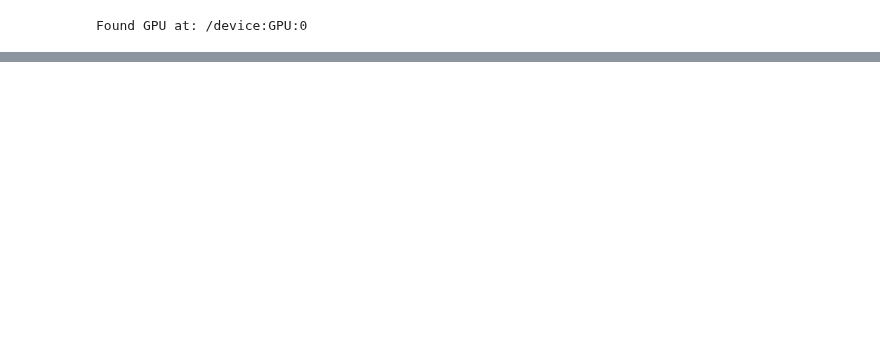
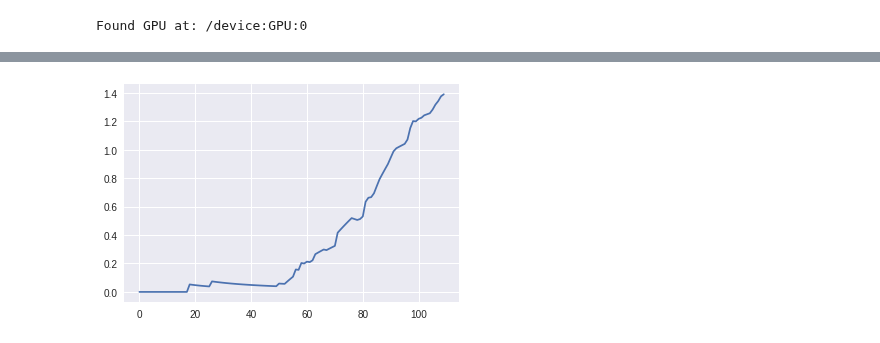
Before and after one commit to samuxiii/prototypes, a Jupyter notebook: aigym/pong/pong.ipynb, the cells around one changed output, grey strips where cells are left out. Cells and saved outputs as stored; diff of their text form; code cells hidden in the pictures; blank space fills up the shorter version.

```diff
--- a/aigym/pong/pong.ipynb
+++ b/aigym/pong/pong.ipynb
@@ -143,12 +205,15 @@ class Agent:
 # %%
 import os
 import gym
+import pickle
 import random
+import threading
 import numpy as np
 #from Agent import Agent
 from time import sleep
 
 !rm weights.h5
+!rm data.pkl
 
 # code for the two only actions in Pong
 UP_ACTION = 2
@@ -163,7 +228,7 @@ env = gym.make("Pong-v0")
 
 # beginning of an episode
 observation = env.reset()
-previousObs = np.zeros_like(observation)
+previousObs = np.zeros([80,80,1])
 
 # model weights
 h5file = "weights.h5"
@@ -177,49 +242,60 @@ if os.path.exists(h5file):
 
 # training conf
 training = True
 
 # main loop
-episode = 0
+episode = 1
 wins = 0
-win_performance = 0
+win_running_mean = 0
+wins_list = []
 
 while episode < 10000:
+
     # predict action
+    observation = agent.preprocess(observation)
     diffObs = observation - previousObs
 
     action, actions = agent.act(diffObs)
     move = action2move[action]
 
     # do one step
     next_observation, reward, done, _ = env.step(move)
 
     # save the current observation
     agent.remember(diffObs, action, actions, reward)
 
     # update state
     previousObs = observation
     observation = next_observation
 
-
-    if reward != 0:
-        if reward == 1:
-            wins += 1
-
-        if training:
-            agent.replay()
-            agent.model.save_weights(h5file)
+    ###
+    # update variables, means and so on
+    if reward == 1:
+        wins += 1
 
     if done:
-        print("******* episode:{} wins:{} perf:{:.3f} (epsilon:{:.3f}) ********".format(episode, wins, win_performance/(episode+1), agent.epsilon))
-        s = agent.preprocess(diffObs)
-        s = np.expand_dims(s, axis=0)
-        print("\t\t\t\t\t{}".format(agent.model.predict(s)))
-        # decrease exploration rate
-        if agent.epsilon > 0.01:
-            agent.epsilon *= 0.97
+        win_running_mean += (wins - win_running_mean)/(len(wins_list)+1)
+        wins_list.append(win_running_mean)
+        print("******* episode:{} wins:{} perf:{:.3f} ********".format(episode, wins, win_running_mean))
 
+        if training and (episode % 10 == 0):
+          #th1 = threading.Thread(target=agent.replay())
+          #th1.start()
+          agent.replay()
+
+        # storing and printouts
+        if episode % 100 == 0:
+          agent.model.save_weights(h5file)
+          with open('data.pkl', 'wb') as f:
+            pickle.dump(wins_list, f)
+
+        if episode % 10 == 0:
+          draw(wins_list)
+
+        # reset episode
         observation = env.reset()
+        previousObs = np.zeros([80,80,1])
+        wins = 0
         episode += 1
-        win_performance += wins
-        wins = 0
 # %% [output]
+[figure, added]
```
Also changed, not shown: parts of 6 cells of this notebook.
